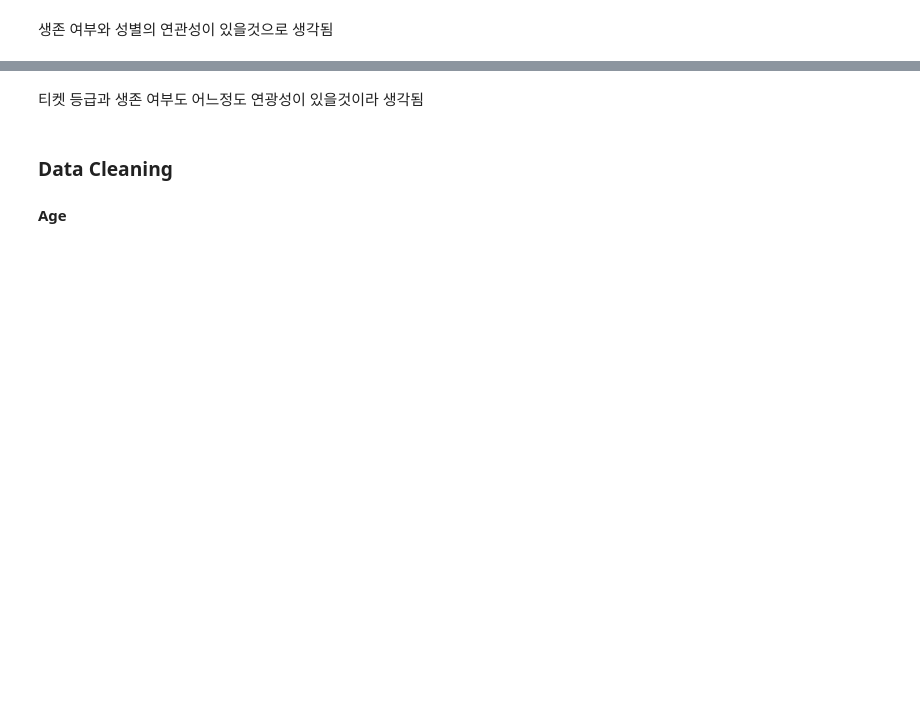
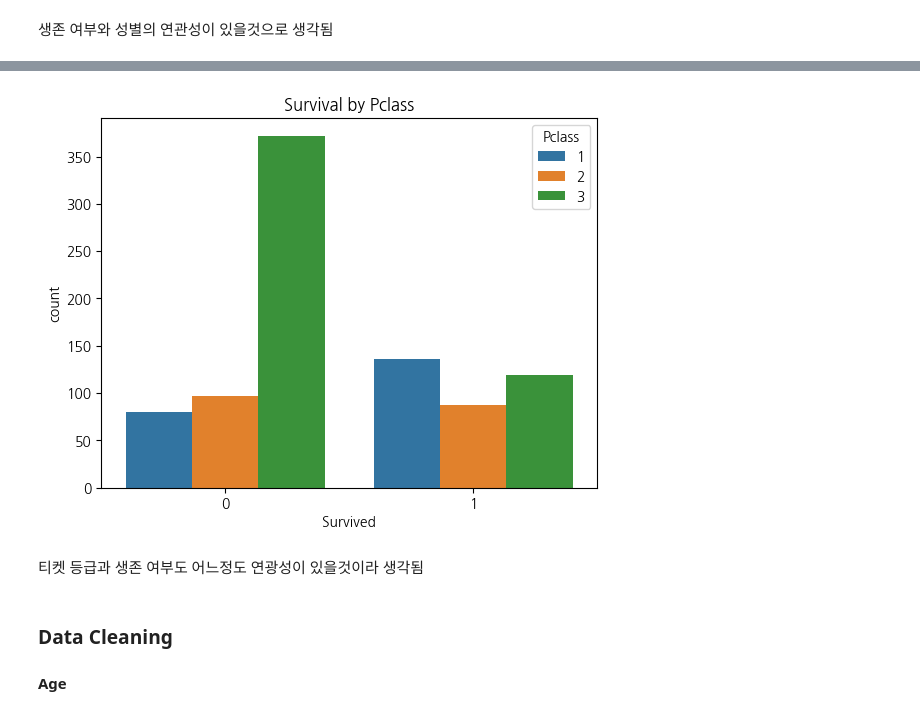
Before and after one commit to nuyhc/AIphoria, a Jupyter notebook: 2. Basic EDA/2_HW_타이타닉_EDA.ipynb, the cells around one changed output, grey strips where cells are left out. Drawn from its saved outputs; the diff is of its cells as text; code cells hidden in the pictures; blank space fills up the shorter version.

```diff
--- a/2. Basic EDA/2_HW_타이타닉_EDA.ipynb
+++ b/2. Basic EDA/2_HW_타이타닉_EDA.ipynb
@@ -86,3 +99,7 @@ _ = sns.    (data=train, x="Survived", hue="Sex").set_title("Survival by Sex")
+# %%
+_ = sns.countplot(data=train,x='Survived',hue='Pclass').set_title("Survival by Pclass")
+# %% [output]
+[figure, added]
 # %% [markdown]
 티켓 등급과 생존 여부도 어느정도 연광성이 있을것이라 생각됨
 # %% [markdown]
```
Also changed, not shown: parts of 13 cells of this notebook, 4 other files.
